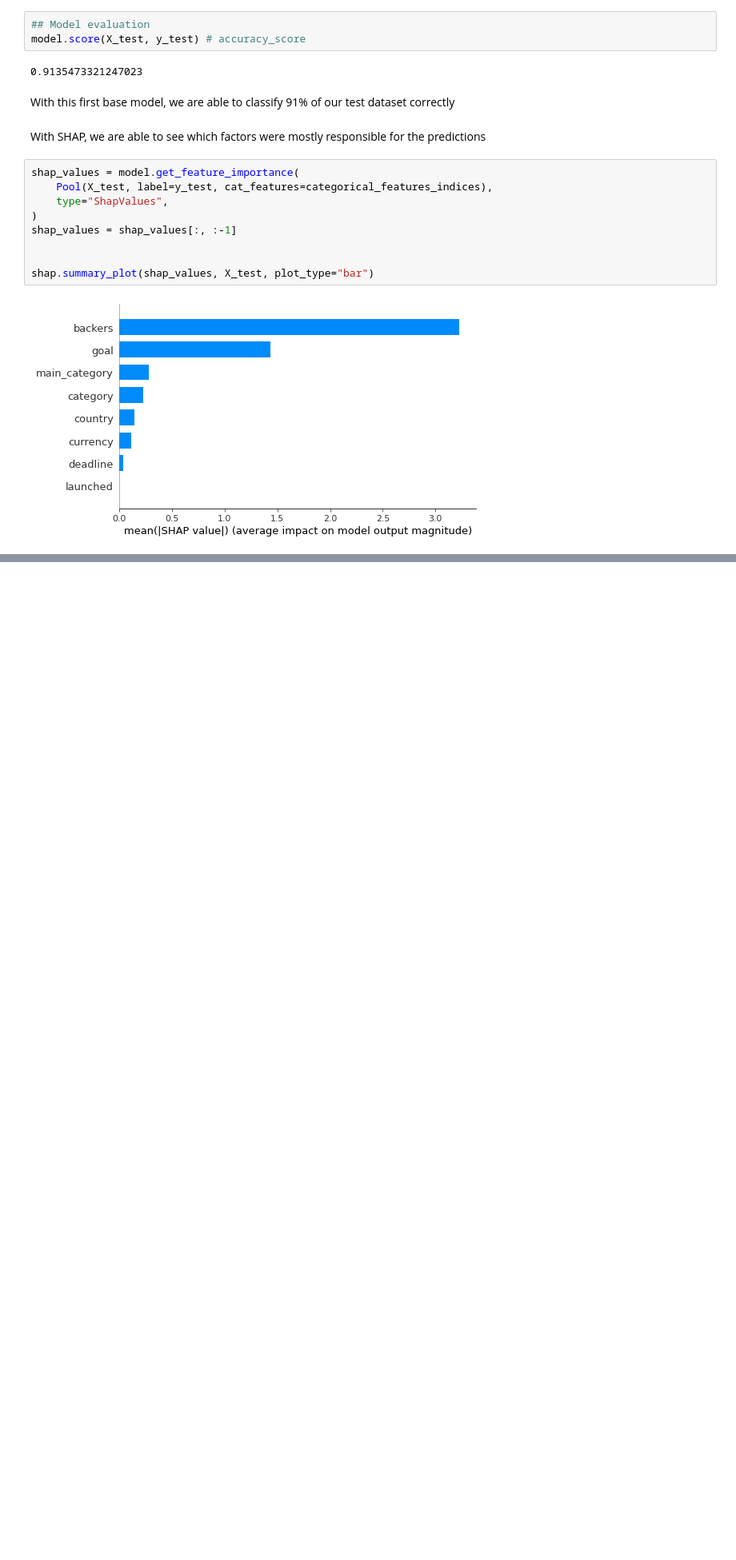
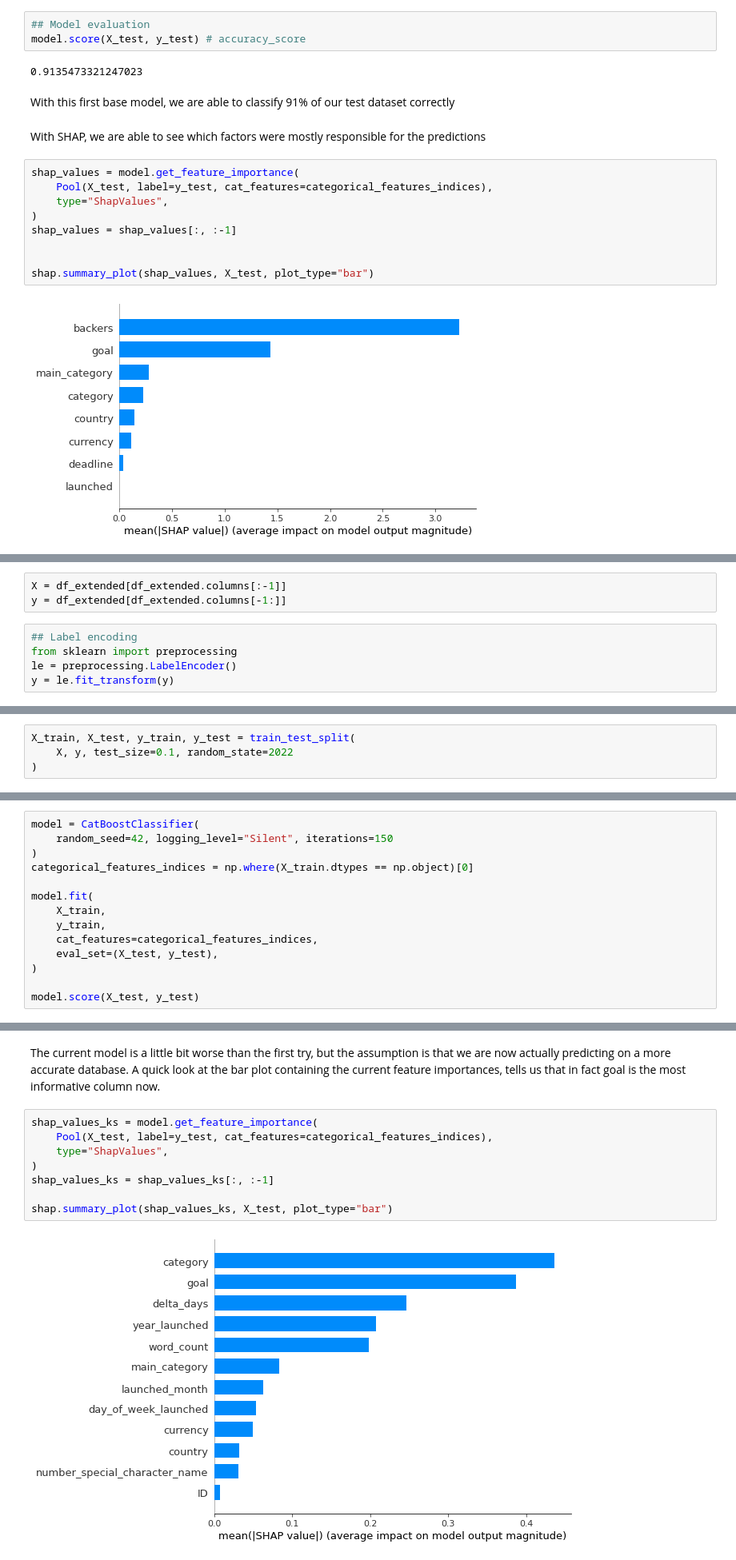
Before and after one commit to KPC6796/Kickstarter_Shap_CI, a Jupyter notebook: notebook.ipynb, the cells around one changed output, grey strips where cells are left out. Shown: that part at 80% size. Cells and saved outputs as stored; diff of their text form; blank space fills up the shorter version.

```diff
--- a/notebook.ipynb
+++ b/notebook.ipynb
@@ -213,0 +281,8 @@ shap.summary_plot(shap_values, X_test, plot_type="bar")
+# %%
+X = df_extended[df_extended.columns[:-1]]
+y = df_extended[df_extended.columns[-1:]]
+# %%
+## Label encoding
+from sklearn import preprocessing
+le = preprocessing.LabelEncoder()
+y = le.fit_transform(y)
@@ -213,0 +291,4 @@ shap.summary_plot(shap_values, X_test, plot_type="bar")
+# %%
+X_train, X_test, y_train, y_test = train_test_split(
+    X, y, test_size=0.1, random_state=2022
+)
@@ -213,0 +297,14 @@ shap.summary_plot(shap_values, X_test, plot_type="bar")
+# %%
+model = CatBoostClassifier(
+    random_seed=42, logging_level="Silent", iterations=150
+)
+categorical_features_indices = np.where(X_train.dtypes == np.object)[0]
+
+model.fit(
+    X_train,
+    y_train,
+    cat_features=categorical_features_indices,
+    eval_set=(X_test, y_test),
+)
+
+model.score(X_test, y_test)
@@ -213,0 +313,12 @@ shap.summary_plot(shap_values, X_test, plot_type="bar")
+# %% [markdown]
+The current model is a little bit worse than the first try, but the assumption is that we are now actually predicting on a more accurate database. A quick look at the bar plot containing the current feature importances, tells us that in fact goal is the most informative column now.
+# %%
+shap_values_ks = model.get_feature_importance(
+    Pool(X_test, label=y_test, cat_features=categorical_features_indices),
+    type="ShapValues",
+)
+shap_values_ks = shap_values_ks[:, :-1]
+
+shap.summary_plot(shap_values_ks, X_test, plot_type="bar")
+# %% [output]
+[figure, added]
```
Also changed, not shown: parts of 16 cells of this notebook.
